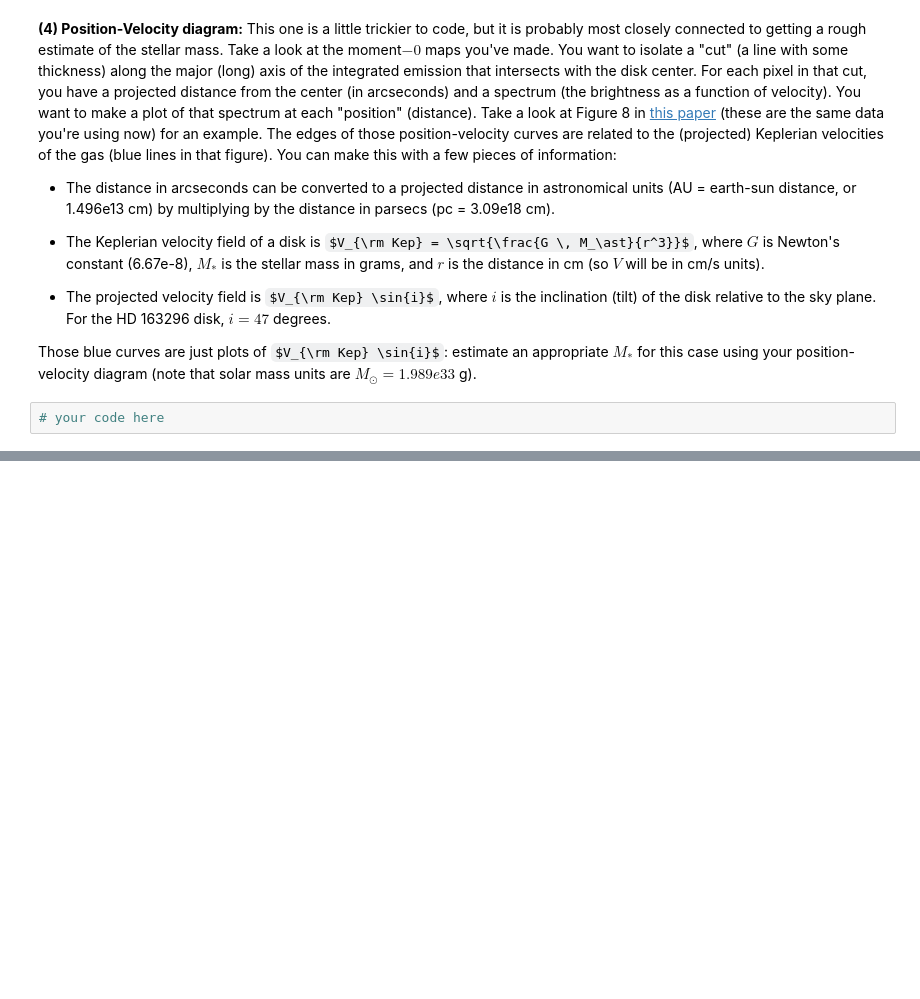
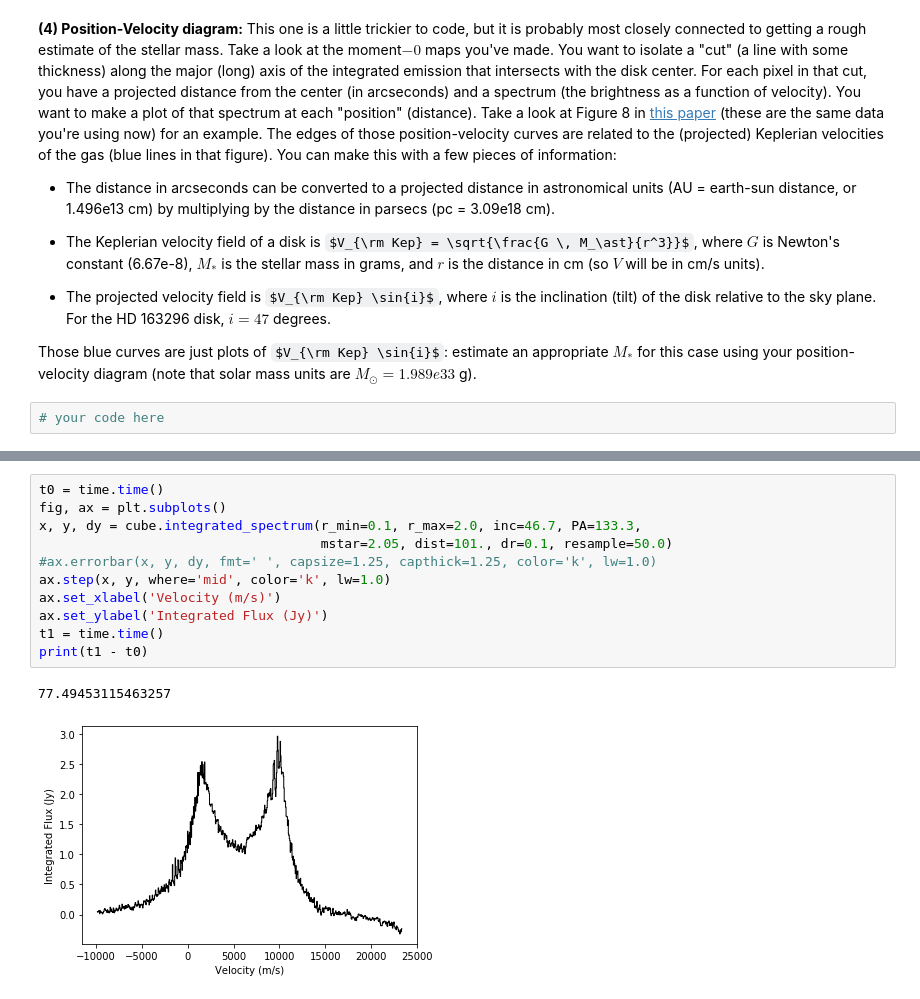
Before and after one commit to seanandrews/dyn-masses, a Jupyter notebook: notebooks/Cubes.ipynb, the cells around one changed output, grey strips where cells are left out. Saved outputs shown, nothing was run; the diff lists cells and outputs as text; some formulas as TeX source; blank space fills up the shorter version.

```diff
--- a/notebooks/Cubes.ipynb
+++ b/notebooks/Cubes.ipynb
@@ -188,0 +224,14 @@ Those blue curves are just plots of $V_{\rm Kep} \sin{i}$: estimate an appropria
+# %%
+t0 = time.time()
+fig, ax = plt.subplots()
+x, y, dy = cube.integrated_spectrum(r_min=0.1, r_max=2.0, inc=46.7, PA=133.3,
+                                    mstar=2.05, dist=101., dr=0.1, resample=50.0)
+#ax.errorbar(x, y, dy, fmt=' ', capsize=1.25, capthick=1.25, color='k', lw=1.0)
+ax.step(x, y, where='mid', color='k', lw=1.0)
+ax.set_xlabel('Velocity (m/s)')
+ax.set_ylabel('Integrated Flux (Jy)')
+t1 = time.time()
+print(t1 - t0)
+# %% [output]
+77.49453115463257
+[figure, added]
```
Also changed, not shown: parts of 7 cells of this notebook, 2 other files.
